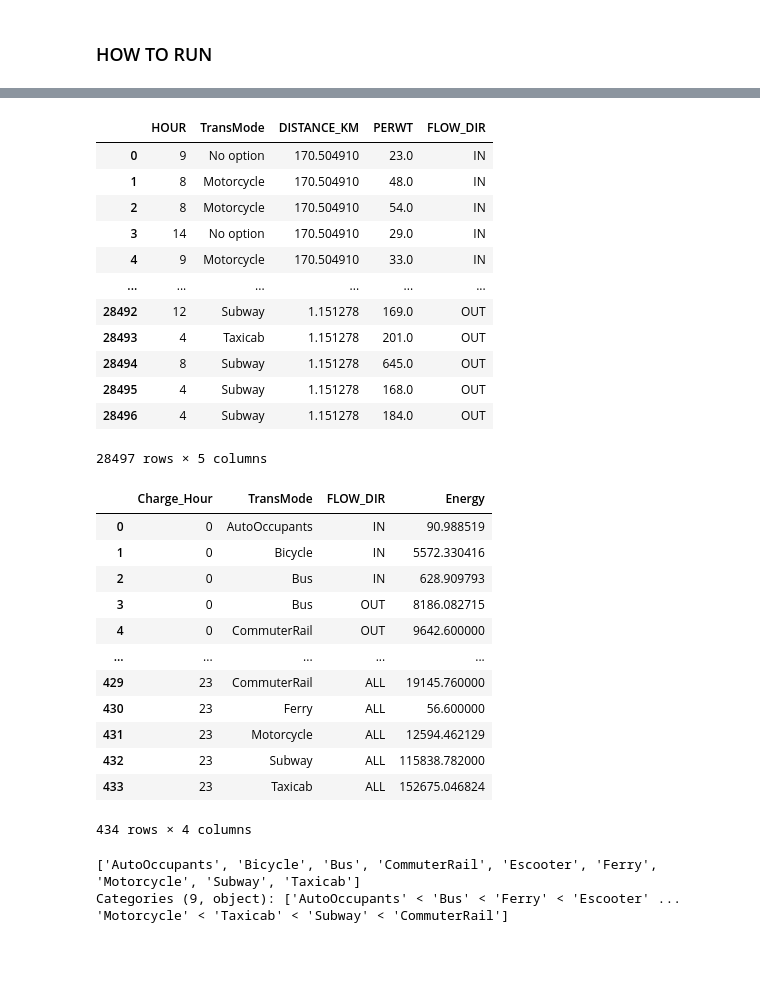
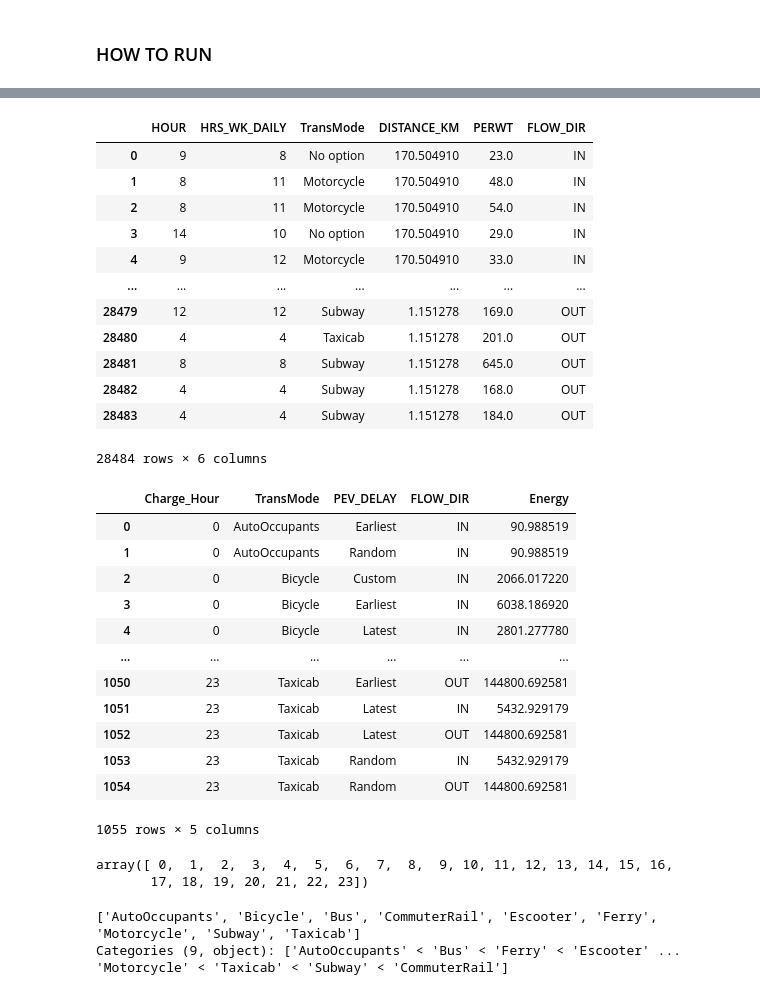
Before and after one commit to BNewborn/mobility-electrification, a Jupyter notebook: 04_ElectricalInfrastructureModel/ElectricalModel_Steps.ipynb, the cells around one changed output, grey strips where cells are left out. Saved outputs shown, nothing was run; the diff lists cells and outputs as text; code cells hidden in the pictures; blank space fills up the shorter version.

```diff
--- a/04_ElectricalInfrastructureModel/ElectricalModel_Steps.ipynb
+++ b/04_ElectricalInfrastructureModel/ElectricalModel_Steps.ipynb
@@ -135,11 +167,14 @@ EV_reference_table
 commuter_df = pd.read_csv("./samples/assignment_00_random.csv",index_col=0)
 
 ########################################################################################################################
-### the next four lines can be deleted if the previous pipeline already fix it
+### the next 5 lines can be deleted if the previous pipeline already fix it
 commuter_df['MNY_RES'] = commuter_df['PUMAKEY_HOME'].apply(lambda x: 1 if x.startswith('36_038') else 0)
 commuter_df = commuter_df.rename({'Rand Assignment':'TransMode'},axis=1)
+### now using rounding up
+### null/0 value in the original dataset?
+commuter_df['HRS_WK_DAILY'] = np.ceil(commuter_df['HRS_WK_DAILY']).astype(int)
 commuter_df['LEAVE_WORK_HOUR'] = (commuter_df['ARRIVES_AT_WORK_HOUR'] + commuter_df['HRS_WK_DAILY'])%24
-commuter_df['LEAVE_WORK_HOUR'] = commuter_df['LEAVE_WORK_HOUR'].astype(int)
+# commuter_df['HRS_WK_DAILY'].fillna(value=commuter_df['HRS_WK_DAILY'].mean(),inplace=True)
 ########################################################################################################################
 
 ## for easier coding, only take Manhattan workers (dir==in)
@@ -152,50 +187,46 @@ commuter_df = commuter_df[commuter_df['COMMUTE_DIRECTION_MANHATTAN']=='in'].rese
 commuter_df['excludingfromMNY'] = excludingfromMNY(commuter_df,pct_escooter_N=20,pct_bicycle_N=20)
 commuter_df = commuter_df[commuter_df['excludingfromMNY']==0].reset_index(drop=True)
 # %%
-### getting the inbound or outbound flow dataframe
-in_flow = commuter_df[["ARRIVES_AT_WORK_HOUR",'TransMode',"DISTANCE_KM",'PERWT']].rename({'ARRIVES_AT_WORK_HOUR':'HOUR'},axis=1)
+### getting the in & out flow dataframe
+in_flow = commuter_df[["ARRIVES_AT_WORK_HOUR",'HRS_WK_DAILY','TransMode',"DISTANCE_KM",'PERWT']].rename({'ARRIVES_AT_WORK_HOUR':'HOUR'},axis=1)
 in_flow['FLOW_DIR'] = 'IN'
-out_flow = commuter_df[["LEAVE_WORK_HOUR",'TransMode',"DISTANCE_KM",'PERWT']].rename({'LEAVE_WORK_HOUR':'HOUR'},axis=1)
+out_flow = commuter_df[["LEAVE_WORK_HOUR",'HRS_WK_DAILY','TransMode',"DISTANCE_KM",'PERWT']].rename({'LEAVE_WORK_HOUR':'HOUR'},axis=1)
 out_flow_filter = out_flow[out_flow['TransMode'].isin(['Bus','Subway','CommuterRail','Taxicab'])].reset_index(drop=True)
 out_flow_filter['FLOW_DIR'] = 'OUT'
 flow_df = pd.concat([in_flow, out_flow_filter]).reset_index(drop=True)
 flow_df
 # %% [output]
-|  | HOUR | TransMode | DISTANCE_KM | PERWT | FLOW_DIR |
-| 0 | 9 | No option | 170.504910 | 23.0 | IN |
-| 1 | 8 | Motorcycle | 170.504910 | 48.0 | IN |
-| 2 | 8 | Motorcycle | 170.504910 | 54.0 | IN |
-| 3 | 14 | No option | 170.504910 | 29.0 | IN |
-| 4 | 9 | Motorcycle | 170.504910 | 33.0 | IN |
-| ... | ... | ... | ... | ... | ... |
-| 28492 | 12 | Subway | 1.151278 | 169.0 | OUT |
-| 28493 | 4 | Taxicab | 1.151278 | 201.0 | OUT |
-| 28494 | 8 | Subway | 1.151278 | 645.0 | OUT |
-| 28495 | 4 | Subway | 1.151278 | 168.0 | OUT |
-| 28496 | 4 | Subway | 1.151278 | 184.0 | OUT |
+|  | HOUR | HRS_WK_DAILY | TransMode | DISTANCE_KM | PERWT | FLOW_DIR |
+| 0 | 9 | 8 | No option | 170.504910 | 23.0 | IN |
+| 1 | 8 | 11 | Motorcycle | 170.504910 | 48.0 | IN |
+| 2 | 8 | 11 | Motorcycle | 170.504910 | 54.0 | IN |
+| 3 | 14 | 10 | No option | 170.504910 | 29.0 | IN |
+| 4 | 9 | 12 | Motorcycle | 170.504910 | 33.0 | IN |
+| ... | ... | ... | ... | ... | ... | ... |
+| 28479 | 12 | 12 | Subway | 1.151278 | 169.0 | OUT |
+| 28480 | 4 | 4 | Taxicab | 1.151278 | 201.0 | OUT |
+| 28481 | 8 | 8 | Subway | 1.151278 | 645.0 | OUT |
+| 28482 | 4 | 4 | Subway | 1.151278 | 168.0 | OUT |
+| 28483 | 4 | 4 | Subway | 1.151278 | 184.0 | OUT |
-28497 rows × 5 columns
+28484 rows × 6 columns
 # %%
 ##############################
 ####   HourEnergyByMode   ####
 ##############################
 
 df_agg = HourEnergyByMode(flow_df)
-
-mode_order = CategoricalDtype(['AutoOccupants','Bus','Ferry','Escooter', 'Bicycle','Motorcycle','Taxicab','Subway','CommuterRail'],ordered=True)
-df_agg['TransMode'] = df_agg['TransMode'].astype(mode_order)
-
 df_agg
 # %% [output]
-|  | Charge_Hour | TransMode | FLOW_DIR | Energy |
-| 0 | 0 | AutoOccupants | IN | 90.988519 |
-| 1 | 0 | Bicycle | IN | 5572.330416 |
-| 2 | 0 | Bus | IN | 628.909793 |
-| 3 | 0 | Bus | OUT | 8186.082715 |
-| 4 | 0 | CommuterRail | OUT | 9642.600000 |
-| ... | ... | ... | ... | ... |
-| 429 | 23 | CommuterRail | ALL | 19145.760000 |
-| 430 | 23 | Ferry | ALL | 56.600000 |
-| 431 | 23 | Motorcycle | ALL | 12594.462129 |
-| 432 | 23 | Subway | ALL | 115838.782000 |
-| 433 | 23 | Taxicab | ALL | 152675.046824 |
+|  | Charge_Hour | TransMode | PEV_DELAY | FLOW_DIR | Energy |
+| 0 | 0 | AutoOccupants | Earliest | IN | 90.988519 |
+| 1 | 0 | AutoOccupants | Random | IN | 90.988519 |
+| 2 | 0 | Bicycle | Custom | IN | 2066.017220 |
+| 3 | 0 | Bicycle | Earliest | IN | 6038.186920 |
+| 4 | 0 | Bicycle | Latest | IN | 2801.277780 |
+| ... | ... | ... | ... | ... | ... |
+| 1050 | 23 | Taxicab | Earliest | OUT | 144800.692581 |
+| 1051 | 23 | Taxicab | Latest | IN | 5432.929179 |
+| 1052 | 23 | Taxicab | Latest | OUT | 144800.692581 |
+| 1053 | 23 | Taxicab | Random | IN | 5432.929179 |
+| 1054 | 23 | Taxicab | Random | OUT | 144800.692581 |
-434 rows × 4 columns
+1055 rows × 5 columns
@@ -202,3 +243,8 @@ df_agg
+# %%
+df_agg.Charge_Hour.unique()
+# %% [output]
+array([ 0,  1,  2,  3,  4,  5,  6,  7,  8,  9, 10, 11, 12, 13, 14, 15, 16,
+       17, 18, 19, 20, 21, 22, 23])
 # %%
 df_agg.TransMode.unique()
 # %% [output]
```
Also changed, not shown: parts of 15 cells of this notebook, 1 other file.
